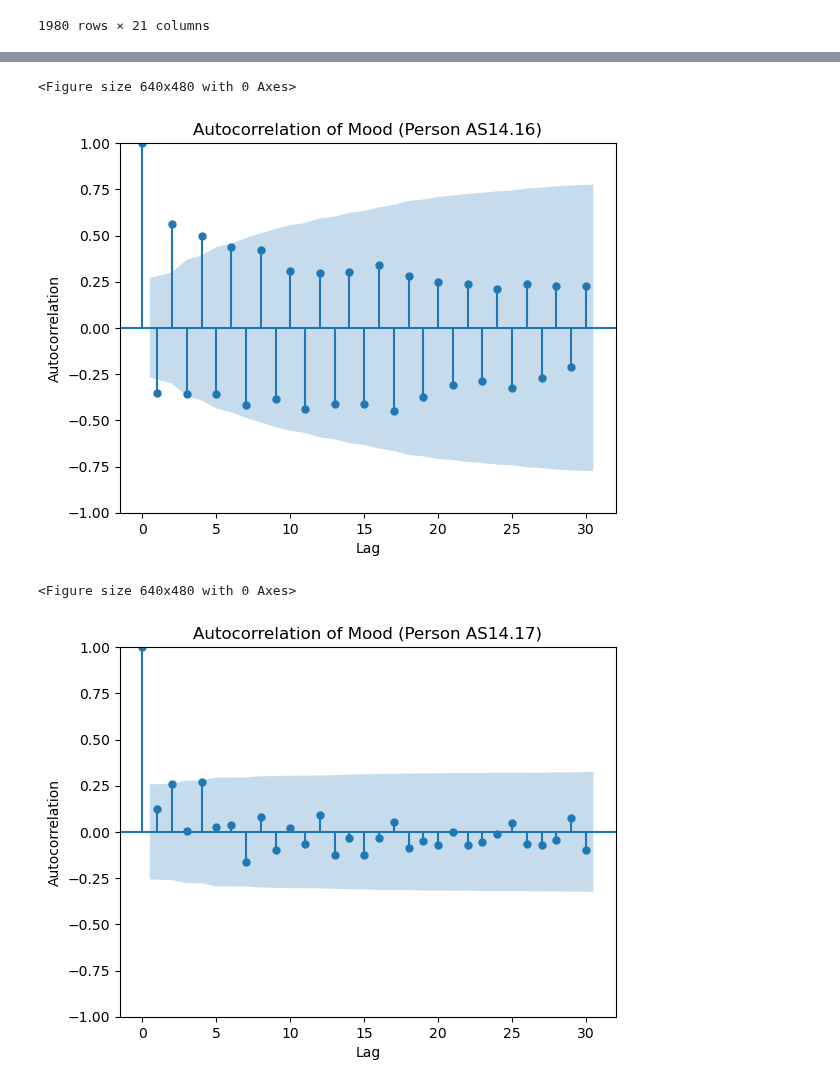
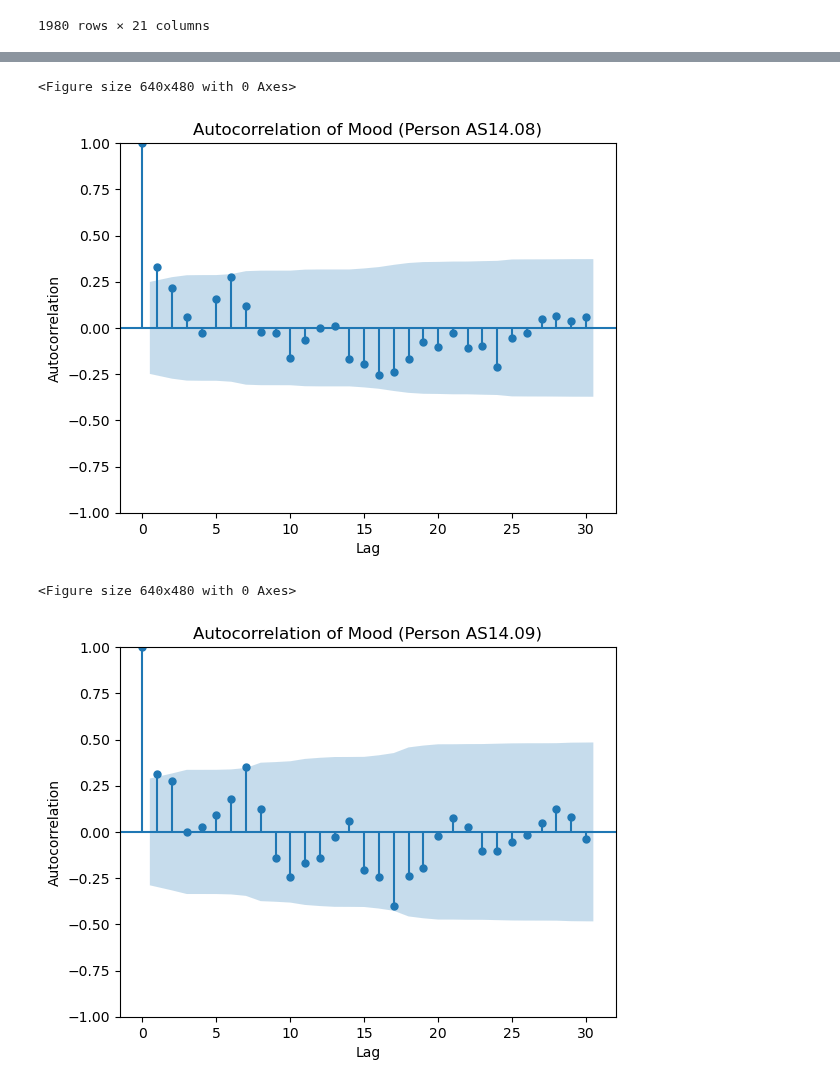
Before and after one commit to QST23/course_dmt, a Jupyter notebook: ass1/exploration_noah2.ipynb, the cells around one changed output, grey strips where cells are left out. Cells and saved outputs as stored; diff of their text form; code cells hidden in the pictures.

```diff
--- a/ass1/exploration_noah2.ipynb
+++ b/ass1/exploration_noah2.ipynb
@@ -37,3 +1,27 @@ df_pivot
+# %%
+import pandas as pd
+import numpy as np
+import matplotlib.pyplot as plt
+import seaborn as sns
+from statsmodels.graphics.tsaplots import plot_acf
+
+# Read in the data
+df = pd.read_csv('dataset_mood_smartphone-2.csv')
+
+#split date and time
+df['date'] = pd.to_datetime(df['time']).dt.date
+df['time'] = pd.to_datetime(df['time']).dt.time
+
+grouped_df = df.groupby(['id', 'date', 'time', 'variable']).sum().reset_index()
+
+#create dataframe of values per id per date per time
+df = grouped_df.pivot_table(index=['id', 'date', 'time'], columns='variable', values='value')
+
+# Apply different aggregation functions to different variables
+agg_dict = {'mood': 'mean', 'circumplex.arousal': 'mean', 'circumplex.valence': 'mean', 'activity': 'mean', 'screen': 'sum', 'call': 'sum', 'sms': 'sum', 'appCat.builtin': 'sum', 'appCat.communication': 'sum', 'appCat.entertainment': 'sum', 'appCat.finance': 'sum', 'appCat.game': 'sum', 'appCat.office': 'sum', 'appCat.other': 'sum', 'appCat.social': 'sum', 'appCat.travel': 'sum', 'appCat.unknown': 'sum', 'appCat.weather': 'sum', 'appCat.utilities': 'sum'}
+
+# Create df where some of the columns values are summed and for some the mean is taken for each day
+df = df.groupby(['date', 'id']).agg(agg_dict).reset_index()
 # %%
 app_times = ['appCat.builtin','appCat.communication','appCat.entertainment','appCat.finance','appCat.game','appCat.office','appCat.other','appCat.social','appCat.travel','appCat.unknown','appCat.utilities','appCat.weather']
 
@@ -60,18 +48,18 @@ df_pivot
 1980 rows × 21 columns
 # %%
 # Reset index to convert multi-index to columns
-df_pivot.reset_index(inplace=True)
+#df.reset_index(inplace=True)
 
 # Create a list of unique persons
-persons = df_pivot['id'].unique()[4:6]
+persons = df['id'].unique()[0:2]
 
 # Plotting
 plt.figure(figsize=(10, 6))
 
 # Loop through each person and plot their mood over time
 for person in persons:
-    df_person = df_pivot[df_pivot['id'] == person]
-    plt.plot(df_person['time_hour'], df_person['mood'], label=f'Person {person}')
+    df_person = df[df['id'] == person]
+    plt.plot(df_person['date'], df_person['mood'], label=f'Person {person}')
 
 plt.xlabel('Time')
 plt.ylabel('Mood')
@@ -83,23 +71,23 @@ plt.show()
 # %%
 # Loop through each person and plot their mood over time
 for person in persons:
-    df_person = df_pivot[df_pivot['id'] == person]
+    df_person = df[df['id'] == person]
     # plt.plot(df_person['time_hour'], df_person['mood'], label=f'Person {person}')
     # plt.xlabel('Time')
     # plt.ylabel('Mood')
     # plt.title('Mood Over Time')
     # plt.legend()
 
     # Plot autocorrelation for mood
     plt.figure()
     plot_acf(df_person['mood'].dropna(), lags=30)
     plt.xlabel('Lag')
     plt.ylabel('Autocorrelation')
     plt.title(f'Autocorrelation of Mood (Person {person})')
 
 plt.show()
 # %% [output]
 <Figure size 640x480 with 0 Axes>
-[figure, old version]
+[figure, new version]
 <Figure size 640x480 with 0 Axes>
-[figure, old version]
+[figure, new version]
```
Also changed, not shown: parts of 2 cells of this notebook, 1 other file.
